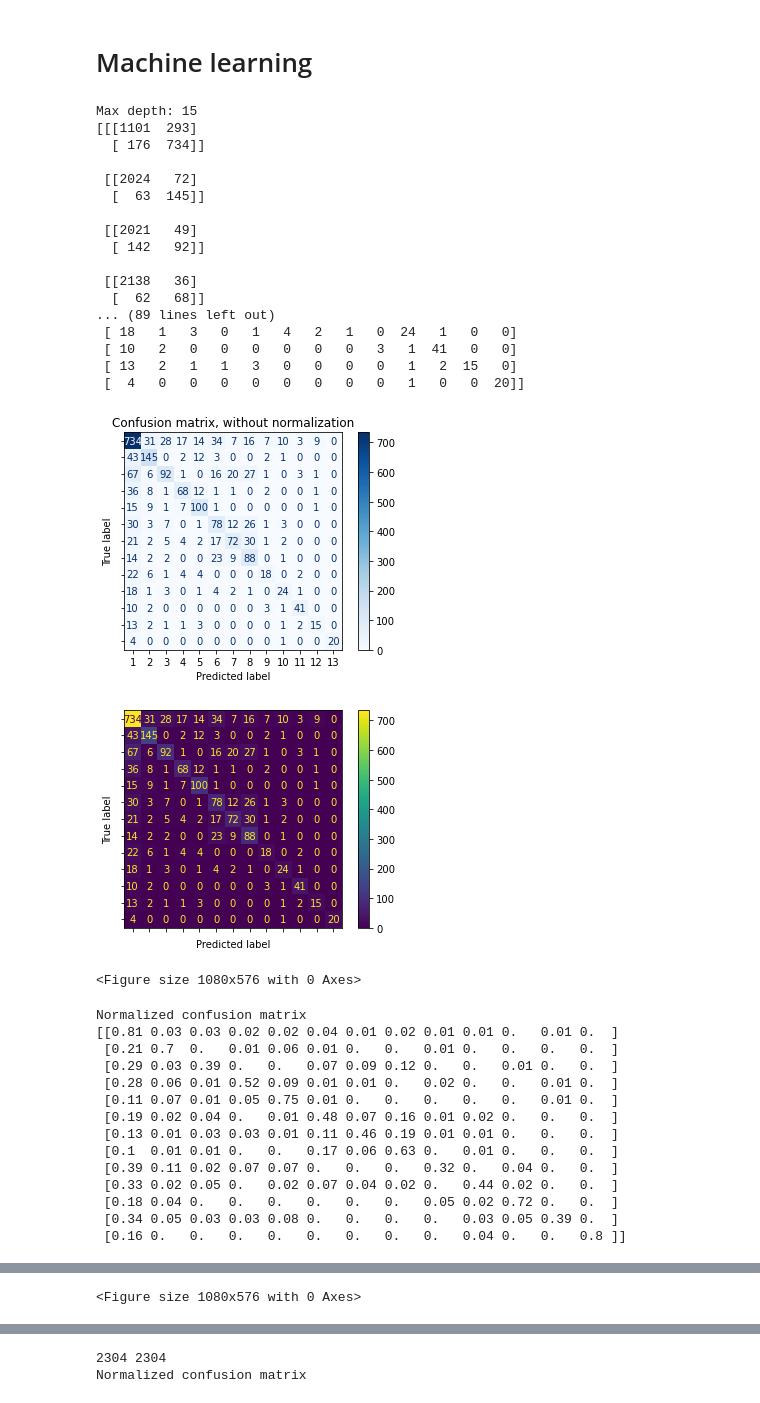
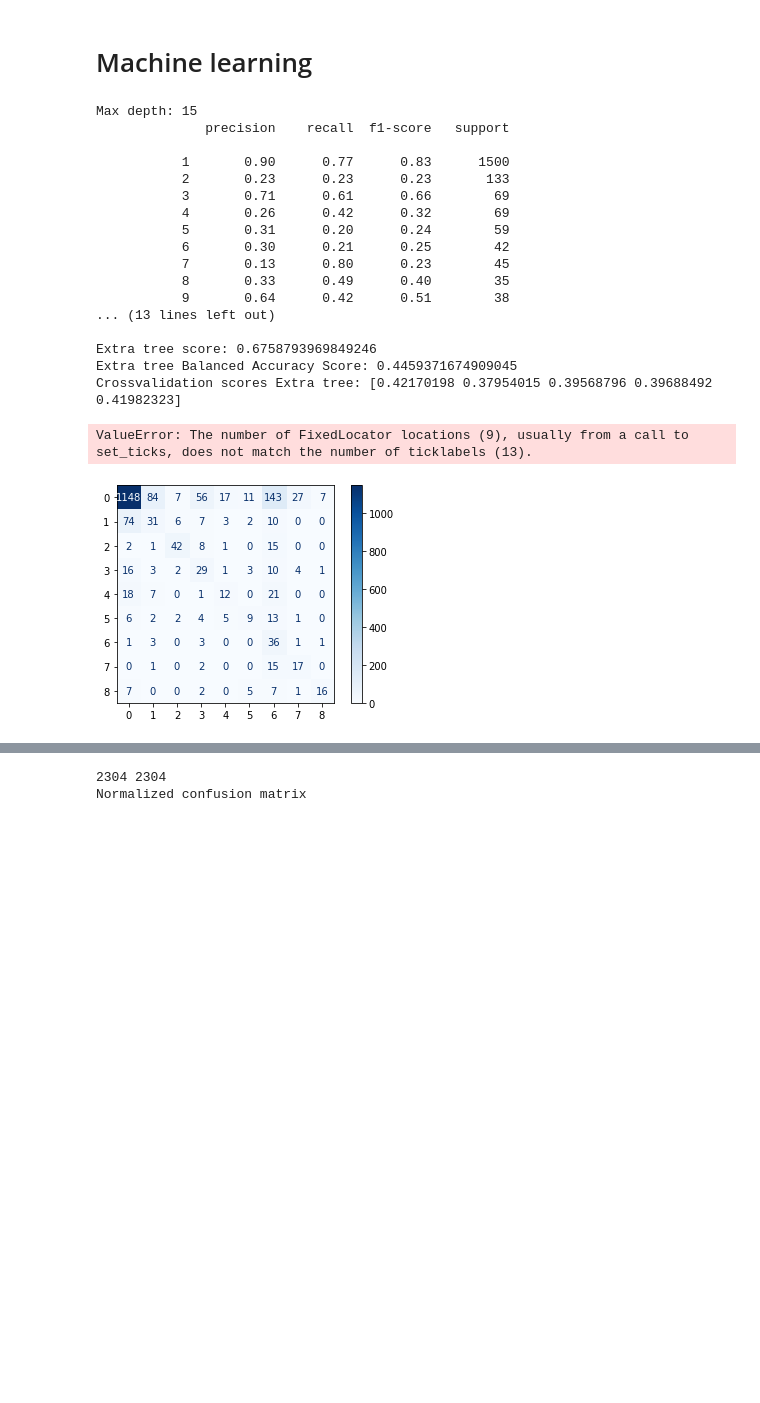
Before and after one commit to FriederikeBiermann/P450, a Jupyter notebook: PreFerrP450/PreFerrP450_main.ipynb, the cells around one changed output, grey strips where cells are left out. Cells and saved outputs as stored; diff of their text form; code cells hidden in the pictures; blank space fills up the shorter version.

Commit message:
New dataset files+ cleaner preferrP450 matrix generation+ tool to deduplicate and remove empty fragments etc.

```diff
--- a/PreFerrP450/PreFerrP450_main.ipynb
+++ b/PreFerrP450/PreFerrP450_main.ipynb
@@ -180,8 +194,8 @@ clusterlist =(1,2,3,4,5,6,7,8,9,10,11,12,13)
 #define max depth of decision tree
 maxd=15
 # fill in names of files here!
-pathcompletetable="Ferredoxinp450ML/trainingsset final/CLuster lists/tablep450onlynext.csv"
-foldernameoutput="Output"
+pathcompletetable="whole_dataset_threshold_30/whole_dataset_threshold_30_neighbouring_feature_matrix.csv"
+foldernameoutput="whole_dataset_threshold_30/"
 completetable=pd.read_csv(pathcompletetable)
 completetable = completetable.sample(frac = 1)
 
@@ -246,62 +260,47 @@ print ("Crossvalidation scores Extra tree:",scoresx)
 
 np.set_printoptions(precision=2)
 class_names=map(str, clusterlist)
 
 # Plot non-normalized confusion matrix
 titles_options = [("Confusion matrix, without normalization", None),
                   ("Normalized confusion matrix", 'true')]
 for title, normalize in titles_options:
     disp = plot_confusion_matrix(forest, x_test, y_test,
                                  display_labels=class_names,
                                  cmap=plt.cm.Blues,
                                  normalize=normalize)
     disp.ax_.set_title(title)
     disp.plot()
     for labels in disp.text_.ravel():
         labels.set_fontsize(10)
     plt.figure(figsize=(15,8))
     plt.savefig(("confusionmatrix"+str(normalize)+".png"), format="png")
     plt.show()
 
 #save trained classifier
 filename = foldernameoutput+'/decisiontreeclassifieronlynext.sav'
 pickle.dump(tree, open(filename, 'wb'))
 filename = foldernameoutput+'/forestclassifieronlynext.sav'
 pickle.dump(forest, open(filename, 'wb'))
-pathcompletetable=foldernameoutput+"/completetableonlynext.csv"
+pathcompletetable=foldernameoutput+"/whole_dataset_threshold_30_neighbouring_feature_matrix.csv.csv"
 completetable.to_csv(pathcompletetable, index=False)
 # %% [output]
 Max depth: 15
-[[[1101  293]
-  [ 176  734]]
+              precision    recall  f1-score   support
 
- [[2024   72]
-  [  63  145]]
+           1       0.90      0.77      0.83      1500
+           2       0.23      0.23      0.23       133
+           3       0.71      0.61      0.66        69
+           4       0.26      0.42      0.32        69
+           5       0.31      0.20      0.24        59
+           6       0.30      0.21      0.25        42
+           7       0.13      0.80      0.23        45
+           8       0.33      0.49      0.40        35
+           9       0.64      0.42      0.51        38
+... (13 lines left out)
 
- [[2021   49]
-  [ 142   92]]
-
- [[2138   36]
-  [  62   68]]
-... (89 lines left out)
- [ 18   1   3   0   1   4   2   1   0  24   1   0   0]
- [ 10   2   0   0   0   0   0   0   3   1  41   0   0]
- [ 13   2   1   1   3   0   0   0   0   1   2  15   0]
- [  4   0   0   0   0   0   0   0   0   1   0   0  20]]
+Extra tree score: 0.6758793969849246
+Extra tree Balanced Accuracy Score: 0.4459371674909045
+Crossvalidation scores Extra tree: [0.42170198 0.37954015 0.39568796 0.39688492 0.41982323]
+ValueError: The number of FixedLocator locations (9), usually from a call to set_ticks, does not match the number of ticklabels (13).
-[figure, old version]
+[figure, new version]
-[figure, removed]
-<Figure size 1080x576 with 0 Axes>
-Normalized confusion matrix
-[[0.81 0.03 0.03 0.02 0.02 0.04 0.01 0.02 0.01 0.01 0.   0.01 0.  ]
- [0.21 0.7  0.   0.01 0.06 0.01 0.   0.   0.01 0.   0.   0.   0.  ]
- [0.29 0.03 0.39 0.   0.   0.07 0.09 0.12 0.   0.   0.01 0.   0.  ]
- [0.28 0.06 0.01 0.52 0.09 0.01 0.01 0.   0.02 0.   0.   0.01 0.  ]
- [0.11 0.07 0.01 0.05 0.75 0.01 0.   0.   0.   0.   0.   0.01 0.  ]
- [0.19 0.02 0.04 0.   0.01 0.48 0.07 0.16 0.01 0.02 0.   0.   0.  ]
- [0.13 0.01 0.03 0.03 0.01 0.11 0.46 0.19 0.01 0.01 0.   0.   0.  ]
- [0.1  0.01 0.01 0.   0.   0.17 0.06 0.63 0.   0.01 0.   0.   0.  ]
- [0.39 0.11 0.02 0.07 0.07 0.   0.   0.   0.32 0.   0.04 0.   0.  ]
- [0.33 0.02 0.05 0.   0.02 0.07 0.04 0.02 0.   0.44 0.02 0.   0.  ]
- [0.18 0.04 0.   0.   0.   0.   0.   0.   0.05 0.02 0.72 0.   0.  ]
- [0.34 0.05 0.03 0.03 0.08 0.   0.   0.   0.   0.03 0.05 0.39 0.  ]
- [0.16 0.   0.   0.   0.   0.   0.   0.   0.   0.04 0.   0.   0.8 ]]
@@ -310 +306,0 @@ Normalized confusion matrix
-<Figure size 1080x576 with 0 Axes>
```
Also changed, not shown: parts of 4 cells of this notebook.
